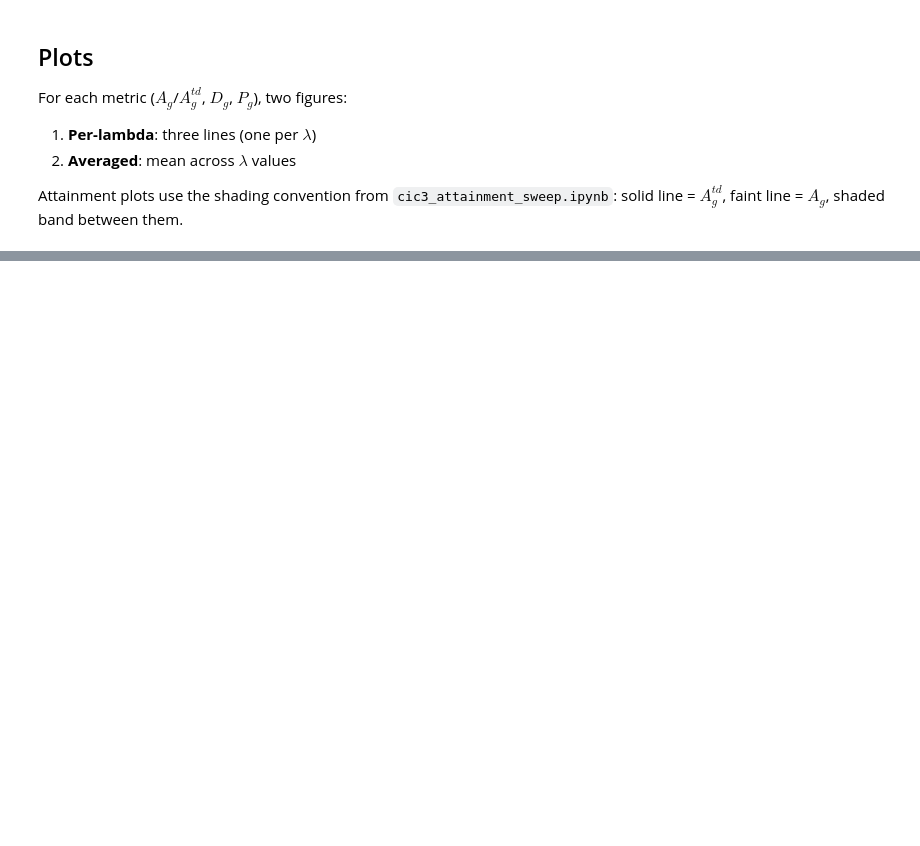
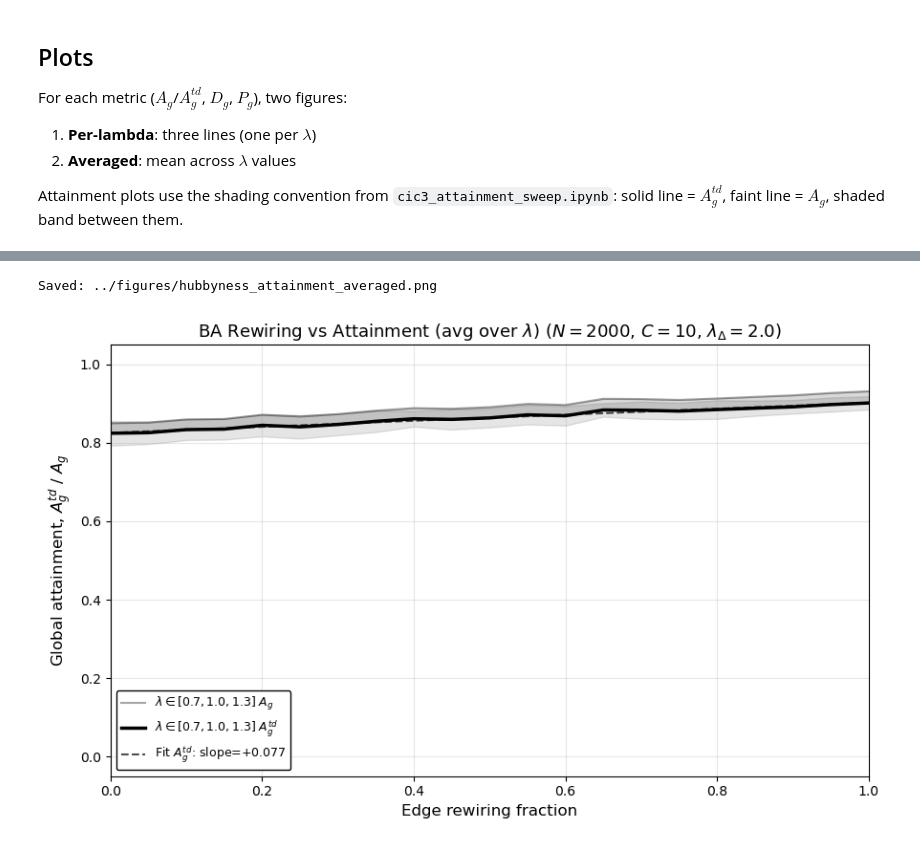
Before and after one commit to ThomasBlalock/Optimal-Seeding-in-Simplicial-Contagion-Models, a Jupyter notebook: experiments/hubbyness_rewiring_sweep.ipynb, the cells around one changed output, grey strips where cells are left out. Drawn from its saved outputs; the diff is of its cells as text; code cells hidden in the pictures; blank space fills up the shorter version.

Commit message:
more graphs

```diff
--- a/experiments/hubbyness_rewiring_sweep.ipynb
+++ b/experiments/hubbyness_rewiring_sweep.ipynb
@@ -78,18 +78,18 @@ BA_M_DELTA = 2
 # --- CIC3 ---
 C = 10
 QUOTAS = np.full(C, N // C)  # equal quotas, sum == N (no slack)
-NUM_SEEDS_PER_CONTAGION = [20] * C
+NUM_SEEDS_PER_CONTAGION = [1] * C
 
 # --- Simulation ---
-T_MAX = 500
+T_MAX = 1000
 NUM_TRIALS = 15
 
 # --- Rewiring sweep ---
 REWIRE_FRACS = np.linspace(0, 1, 21)  # 0.0, 0.05, ..., 1.0
 
 # --- Lambda values (rescaled edge infectivity) ---
-LAMBDA_VALS = [1.0, 2.0, 3.0]
-LAMBDA_DELTA = 1.0  # fixed for all runs
+LAMBDA_VALS = [0.7, 1.0, 1.3]
+LAMBDA_DELTA = 2.0  # fixed for all runs
 
 # --- Time discount ---
 DECAY_RATE = 0.01
@@ -232,7 +278,7 @@ For each metric ($A_g$/$A_g^{td}$, $D_g$, $P_g$), two figures:
 Attainment plots use the shading convention from `cic3_attainment_sweep.ipynb`:
 solid line = $A_g^{td}$, faint line = $A_g$, shaded band between them.
 # %%
-LAMBDA_COLORS = {1.0: 'blue', 2.0: 'green', 3.0: 'red'}
+LAMBDA_COLORS = {0.7: 'blue', 1.0: 'green', 1.3: 'red'}
 AVG_COLOR = 'black'
 
 def _plot_attainment(ax, rewire_fracs, res, color, label_prefix='', alpha_mult=1.0):
@@ -305,33 +354,43 @@ plt.show()
 # %%
 # ---- Attainment: averaged across lambda ----
 fig, ax = plt.subplots(figsize=(9, 5.5))
 
 # Compute average across lambda values
 avg_res = {
     'Ag_mean': np.mean([all_results[lam]['Ag_mean'] for lam in LAMBDA_VALS], axis=0),
     'Ag_std': np.mean([all_results[lam]['Ag_std'] for lam in LAMBDA_VALS], axis=0),
     'Ag_td_mean': np.mean([all_results[lam]['Ag_td_mean'] for lam in LAMBDA_VALS], axis=0),
     'Ag_td_std': np.mean([all_results[lam]['Ag_td_std'] for lam in LAMBDA_VALS], axis=0),
 }
 
 _plot_attainment(ax, REWIRE_FRACS, avg_res, AVG_COLOR,
                  label_prefix=rf'$\lambda \in {LAMBDA_VALS}$ ')
+
+# Line of best fit for A_g^td
+coeffs_td = np.polyfit(REWIRE_FRACS, avg_res['Ag_td_mean'], 1)
+fit_td = np.poly1d(coeffs_td)
+ax.plot(REWIRE_FRACS, fit_td(REWIRE_FRACS),
+        color=AVG_COLOR, ls='--', lw=1.5, alpha=0.7,
+        label=rf'Fit $A_g^{{td}}$: slope={coeffs_td[0]:+.3f}')
 
 ax.set_xlim(0, 1)
 ax.set_ylim(-0.05, 1.05)
 ax.set_xlabel('Edge rewiring fraction', fontsize=12)
 ax.set_ylabel(r'Global attainment, $A_g^{td}$ / $A_g$', fontsize=12)
 ax.set_title(
     rf'BA Rewiring vs Attainment (avg over $\lambda$) ($N={N}$, $C={C}$, $\lambda_\Delta={LAMBDA_DELTA}$)',
     fontsize=13,
 )
 ax.legend(loc='best', framealpha=1, edgecolor='black', fontsize=9)
 ax.grid(alpha=0.3)
 plt.tight_layout()
 out_path = '../figures/hubbyness_attainment_averaged.png'
 plt.savefig(out_path, dpi=300, bbox_inches='tight')
 print(f'Saved: {out_path}')
 plt.show()
+# %% [output]
+Saved: ../figures/hubbyness_attainment_averaged.png
+[figure, added]
 # %%
 # ---- Deadweight: per-lambda ----
 fig, ax = plt.subplots(figsize=(9, 5.5))
```
Also changed, not shown: parts of 8 cells of this notebook, 41 other files.
